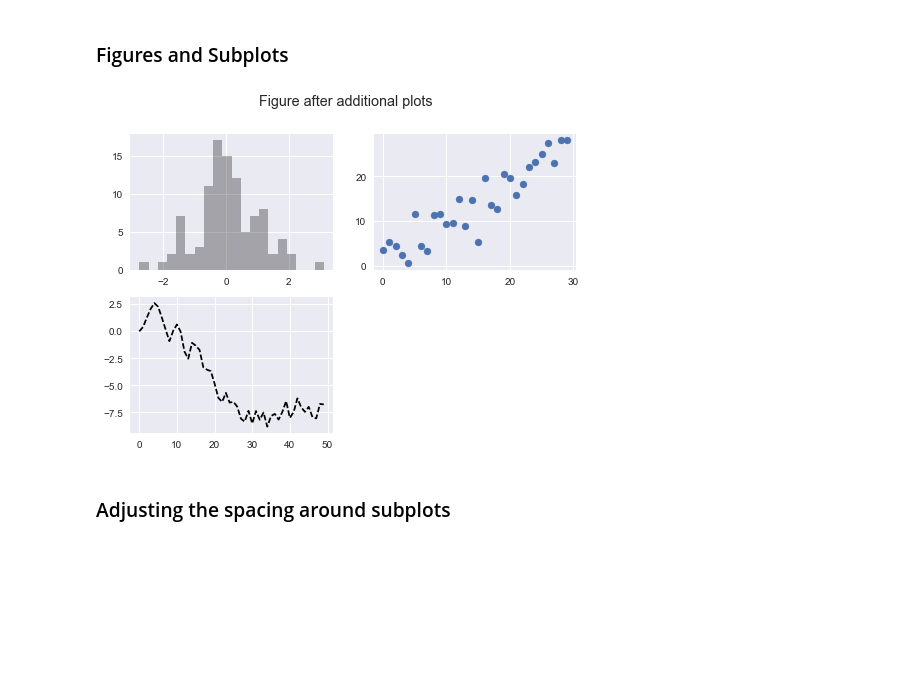
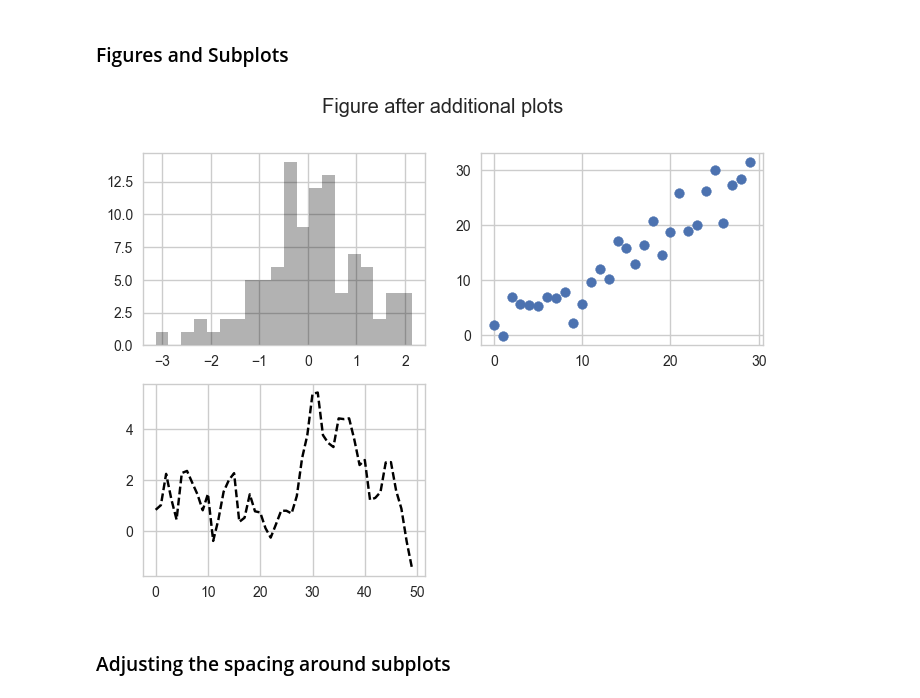
Before and after one commit to oluwaseunfadugba/IPython_Examples, a Jupyter notebook: seaborn_gallery.ipynb, the cells around one changed output. Cells and saved outputs as stored; diff of their text form; code cells hidden in the pictures; blank space fills up the shorter version.

```diff
--- a/seaborn_gallery.ipynb
+++ b/seaborn_gallery.ipynb
@@ -26,21 +49,23 @@ ax.set_title() does not work in most cases involving subfigures.<br>Therefore, u
 # %% [markdown]
 ### Figures and Subplots
 # %%
+sns.set(context="notebook", style="whitegrid")
+
 fig = plt.figure()
 plt.suptitle("Figure after additional plots")
 
 ax1 = fig.add_subplot(2, 2, 1)
 ax2 = fig.add_subplot(2, 2, 2)
 ax3 = fig.add_subplot(2, 2, 3)
 
 plt.plot(randn(50).cumsum(), 'k--')
 
 _ = ax1.hist(randn(100), bins=20, color='k', alpha=0.3)
 ax2.scatter(np.arange(30), np.arange(30) + 3 * randn(30))
 
 plt.show()
 # %% [output]
-[figure, old version]
+[figure, new version]
 # %% [markdown]
 ### Adjusting the spacing around subplots
 # %%
```
Also changed, not shown: parts of 24 cells of this notebook.
